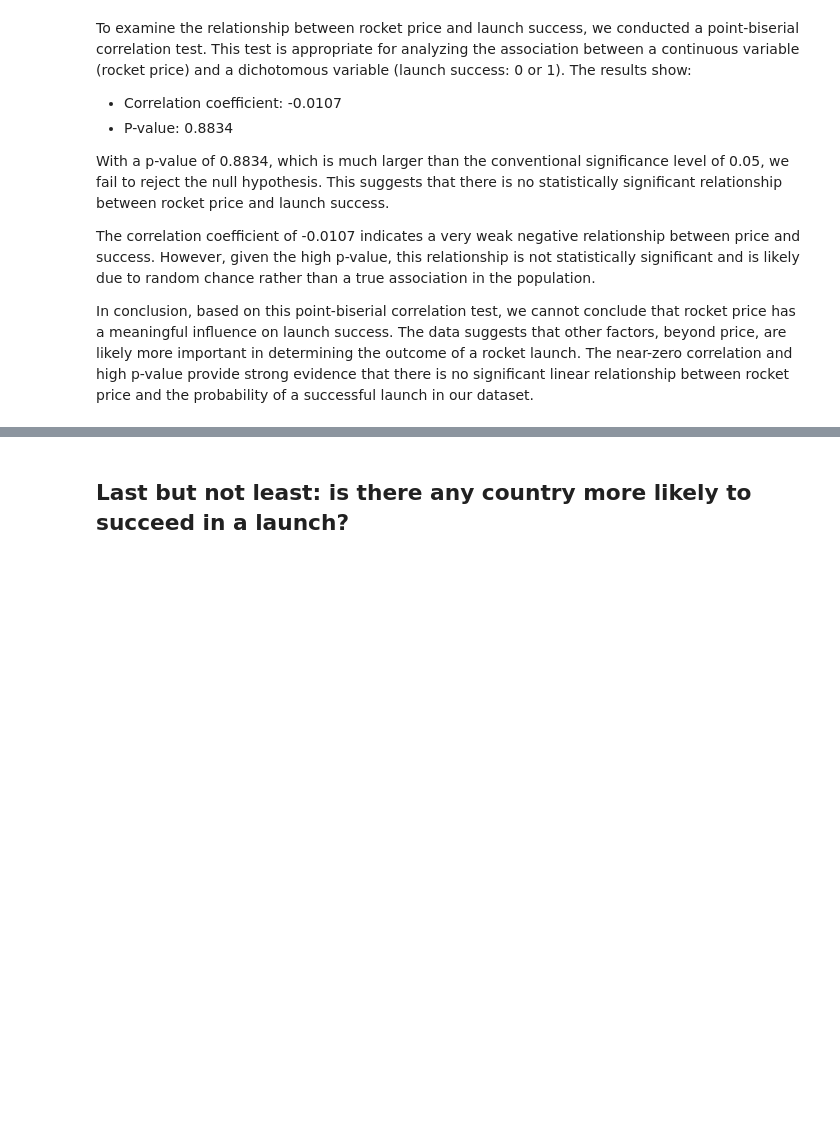
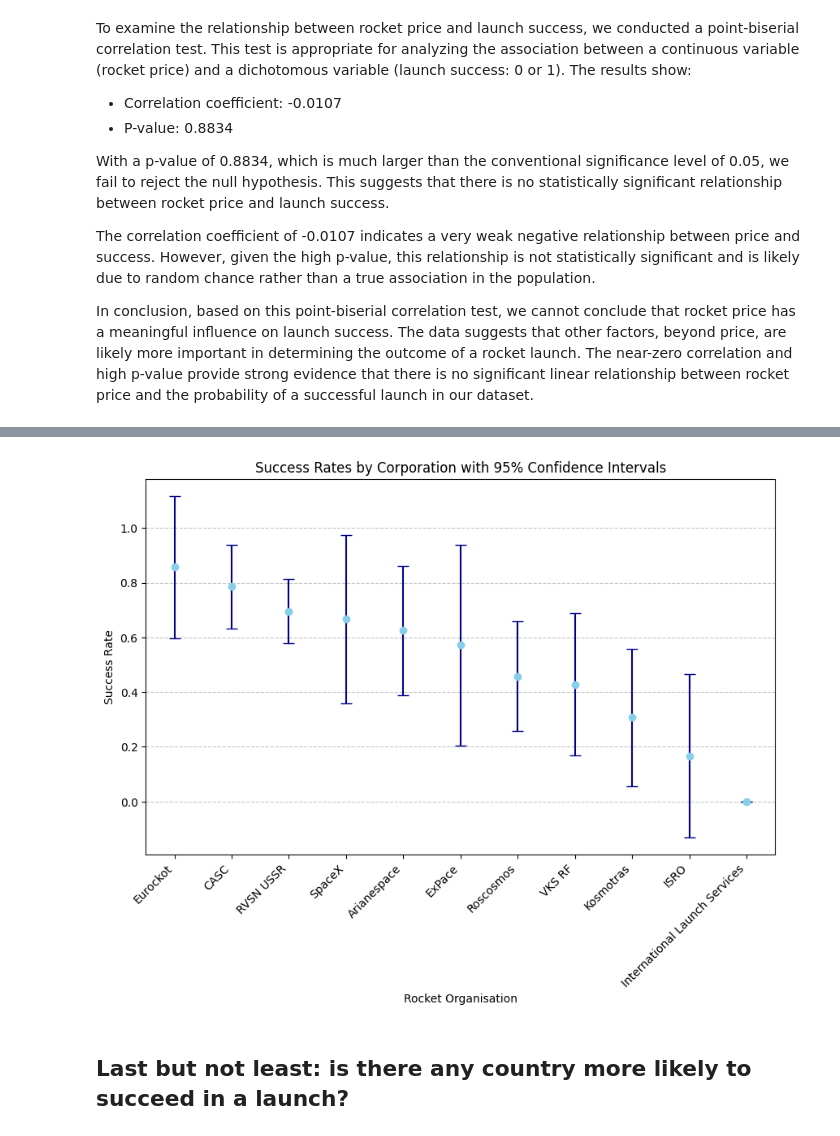
Before and after one commit to bernardodemelo/Rocket-Launch-Analysis, a Jupyter notebook: trabalho.ipynb, the cells around one changed output, grey strips where cells are left out. Cells and saved outputs as stored; diff of their text form; code cells hidden in the pictures; blank space fills up the shorter version.

Commit message:
Added chi-square tests for q2 and q3, and analysis for q2. q3 left

```diff
--- a/trabalho.ipynb
+++ b/trabalho.ipynb
@@ -226,0 +270,20 @@ plt.show()
+# %%
+success_rate['Confidence Interval'] = success_rate.apply(
+    lambda row: (
+        row['Success Rate'] - 1.96 * ((row['Success Rate'] * (1 - row['Success Rate'])) / row['Total Launches'])**0.5,
+        row['Success Rate'] + 1.96 * ((row['Success Rate'] * (1 - row['Success Rate'])) / row['Total Launches'])**0.5,
+    ),
+    axis=1
+)
+
+contingency_table = pd.crosstab(df_balanced['Rocket Organisation'], df_balanced['Success Binary'])
+
+# Perform the Chi-square test
+chi2, p, dof, expected = chi2_contingency(contingency_table)
+
+# Calculate residuals
+residuals = (contingency_table - expected) / np.sqrt(expected)
+
+# Sort residuals
+residuals = residuals.sum(axis=1).sort_values(ascending=False)
+print(residuals)
@@ -227,3 +310,22 @@ plt.show()
+# %%
+plt.figure(figsize=(10, 6))
+plt.errorbar(
+    success_rate.index,
+    success_rate['Success Rate'],
+    yerr=[
+        success_rate['Success Rate'] - success_rate['Confidence Interval'].apply(lambda x: x[0]),
+        success_rate['Confidence Interval'].apply(lambda x: x[1]) - success_rate['Success Rate']
+    ],
+    fmt='o', capsize=5, color='skyblue', ecolor='darkblue'
+)
+plt.title('Success Rates by Corporation with 95% Confidence Intervals')
+plt.xlabel('Rocket Organisation')
+plt.ylabel('Success Rate')
+plt.xticks(rotation=45, ha='right')
+plt.grid(axis='y', linestyle='--', alpha=0.7)
+plt.show()
+# %% [output]
+[figure, added]
 # %% [markdown]
 ## Last but not least: is there any country more likely to succeed in a launch?
 # %%
```
Also changed, not shown: parts of 21 cells of this notebook, 1 other file.
